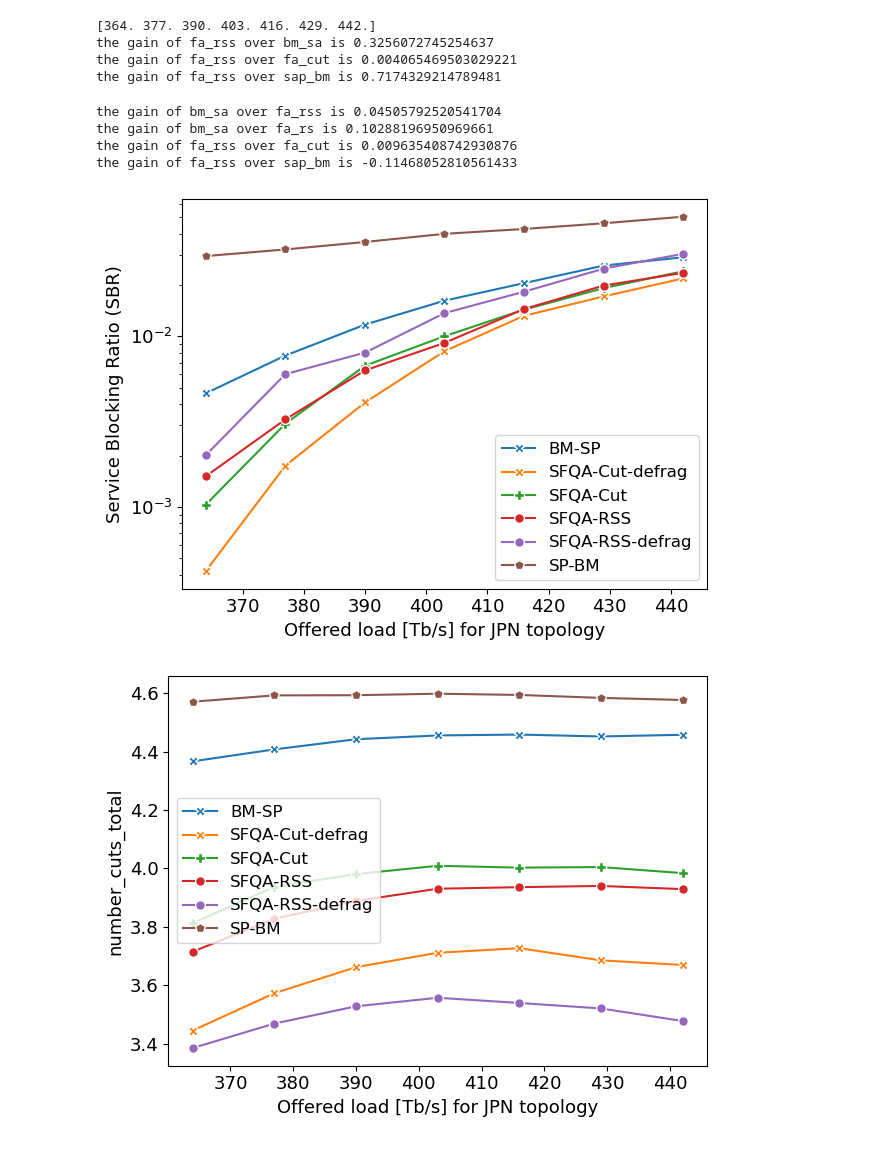
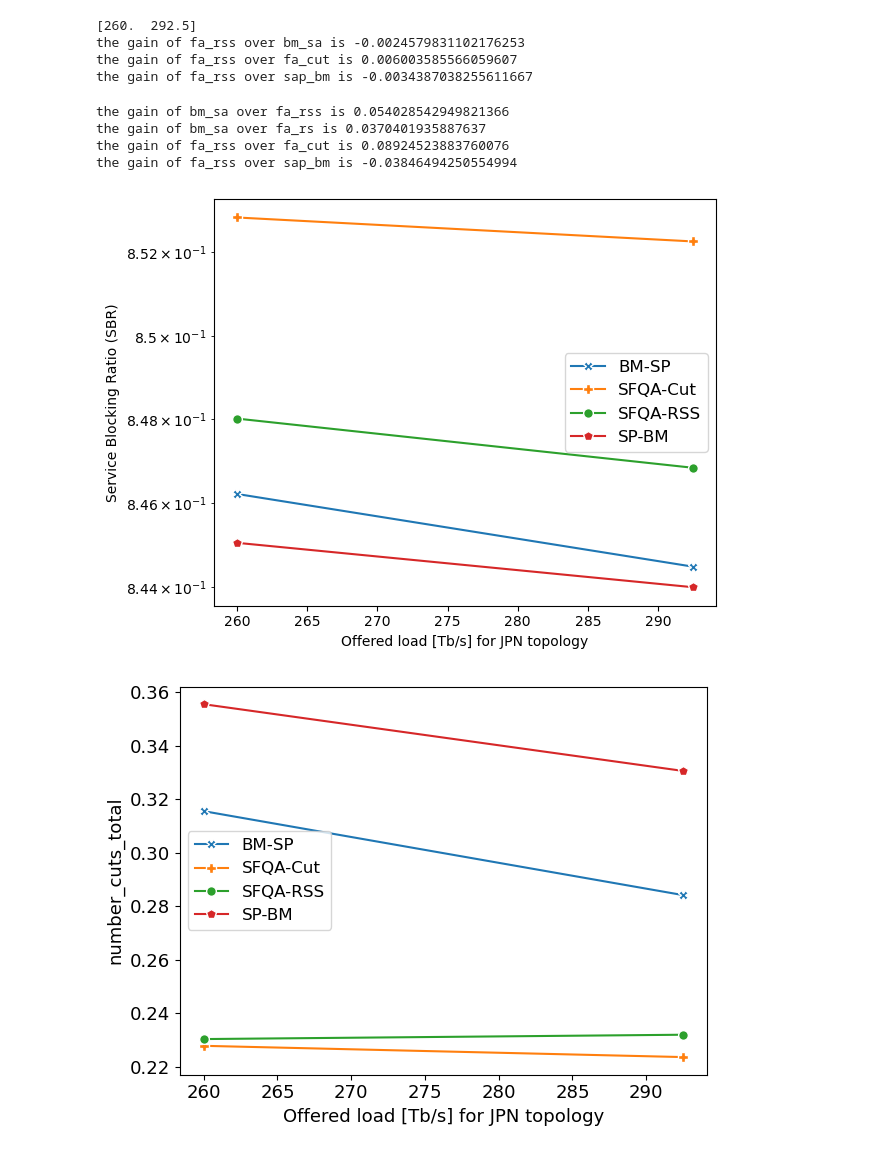
Before and after one commit to ehsan5890/optical-rl-gym-qot-aware, a Jupyter notebook: examples/visualize_loads_jpn.ipynb, the cells around one changed output. Drawn from its saved outputs; the diff is of its cells as text; code cells hidden in the pictures.

Commit message:
bug fix for the release path

```diff
--- a/examples/visualize_loads_jpn.ipynb
+++ b/examples/visualize_loads_jpn.ipynb
@@ -7,16 +7,16 @@ import os
 import numpy as np
 import time
 
-heuristic_log_dir = 'phy_frag_rmsa/jpn-results'
+heuristic_log_dir = 'phy_frag_rmsa/jpn-results-new'
 
 topology_name = 'Germany50'
 topology_name = 'jpn12'
 figures_floder = f'./{heuristic_log_dir}/figures'
 os.makedirs(figures_floder, exist_ok=True)
 
-min_load = 1120
-max_load = 1361
-step_length = 40
+min_load = 800
+max_load = 902
+step_length = 100
 steps = int((max_load - min_load) / step_length) + 1
 loads = np.zeros(steps)
 episode_length = 205
@@ -27,9 +27,6 @@ metrics = [
     'episode_bit_rate_blocking_rate',
     'number_cuts_total',
     'rss_total_metric',
-    'C_BVTs',
-    'L_BVTs',
-    'S_BVTs',
     'total_path_length',
     'avrage_gsnr',
     'average_mod_level',
@@ -56,11 +53,11 @@ for load_counter, load_traffic in enumerate(range(min_load, max_load, step_lengt
     bm_sa_ff = pd.read_csv(
         f'./{heuristic_log_dir}/logs_{load_traffic}_{episode_length}/BM-SA-FF.monitor.csv',
         skiprows=1)
-    bm_fa_cut_df = pd.read_csv(
-        f'./{heuristic_log_dir}/logs_{load_traffic}_{episode_length}-defragmeentation-cut/BM-FA-Cut-modified.monitor.csv',
-        skiprows=1)
-    bm_fa_rss_df = pd.read_csv(
-        f'./{heuristic_log_dir}/logs_{load_traffic}_{episode_length}-defragmeentation-rss/BM-FA-RSS.monitor.csv', skiprows=1)
+    # bm_fa_cut_df = pd.read_csv(
+    #     f'./{heuristic_log_dir}/logs_{load_traffic}_{episode_length}-defragmeentation-cut/BM-FA-Cut-modified.monitor.csv',
+    #     skiprows=1)
+    # bm_fa_rss_df = pd.read_csv(
+    #     f'./{heuristic_log_dir}/logs_{load_traffic}_{episode_length}-defragmeentation-rss/BM-FA-RSS.monitor.csv', skiprows=1)
     # sap_ff = pd.read_csv(
     #     f'./{heuristic_log_dir}/logs_{load_traffic}_{episode_length}/SAP-FF.monitor.csv',
     #     skiprows=1)
@@ -71,13 +68,13 @@ for load_counter, load_traffic in enumerate(range(min_load, max_load, step_lengt
     loads[load_counter] = load_traffic
     for info in ['episode_service_blocking_rate','service_blocking_rate',
                 'episode_bit_rate_blocking_rate', 'number_cuts_total', 'rss_total_metric',
-                'C_BVTs', 'L_BVTs', 'S_BVTs', 'total_path_length', 'avrage_gsnr', 'average_mod_level' ]:
+                 'total_path_length', 'avrage_gsnr', 'average_mod_level' ]:
         bm_fa_cut_loads[info].append(np.mean(bm_fa_cut[info]))
         #             exhuastic_highest_loads[info].append(np.mean(exhaustic_highest[info]))
         bm_fa_rss_loads[info].append(np.mean(bm_fa_rss[info]))
         bm_sa_ff_loads[info].append(np.mean(bm_sa_ff[info]))
-        bm_fa_rss_df_loads[info].append(np.mean(bm_fa_rss_df[info]))
-        bm_fa_cut_df_loads[info].append(np.mean(bm_fa_cut_df[info]))
+        # bm_fa_rss_df_loads[info].append(np.mean(bm_fa_rss_df[info]))
+        # bm_fa_cut_df_loads[info].append(np.mean(bm_fa_cut_df[info]))
         # sap_ff_loads[info].append(np.mean(sap_ff[info]))
         sap_bm_loads[info].append(np.mean(sap_bm[info]))
 
@@ -125,14 +122,14 @@ for info in ['service_blocking_rate',
         ax_bm_sa_ff = plt.semilogy(offered_load, bm_sa_ff_loads[info], label='BM-SP', marker='X', markersize=markersize,
                              markeredgecolor='white')
 
-        ax_bm_sa_ff_df = plt.semilogy(offered_load, bm_fa_cut_df_loads[info], label='SFQA-Cut-defrag', marker='X', markersize=markersize,
-                             markeredgecolor='white')
+        # ax_bm_sa_ff_df = plt.semilogy(offered_load, bm_fa_cut_df_loads[info], label='SFQA-Cut-defrag', marker='X', markersize=markersize,
+        #                      markeredgecolor='white')
         ax_bm_fa_cut = plt.semilogy(offered_load, bm_fa_cut_loads[info], label='SFQA-Cut', marker='P', markersize=markersize,
                                  markeredgecolor='white')
         ax_bm_fa_rss = plt.semilogy(offered_load, bm_fa_rss_loads[info], label='SFQA-RSS', marker='o',
                                            markersize=markersize, markeredgecolor='white')
-        ax_bm_fa_rss_df = plt.semilogy(offered_load, bm_fa_rss_df_loads[info], label='SFQA-RSS-defrag', marker='o',
-                                           markersize=markersize, markeredgecolor='white')
+        # ax_bm_fa_rss_df = plt.semilogy(offered_load, bm_fa_rss_df_loads[info], label='SFQA-RSS-defrag', marker='o',
+        #                                    markersize=markersize, markeredgecolor='white')
         # ax_sap_ff = plt.semilogy(loads, sap_ff_loads[info], label='SAP_FC', marker='p', markersize=markersize,
         #                           markeredgecolor='white')
         ax_sap_bm = plt.semilogy(offered_load, sap_bm_loads[info], label='SP-BM', marker='p', markersize=markersize,
@@ -150,15 +147,15 @@ for info in ['service_blocking_rate',
 
         ax_bm_sa_ff = plt.plot(offered_load, bm_sa_ff_loads[info], label='BM-SP', marker='X', markersize=markersize,
                          markeredgecolor='white')
-        ax_bm_sa_ff_df = plt.plot(offered_load, bm_fa_cut_df_loads[info], label='SFQA-Cut-defrag', marker='X', markersize=markersize,
-                         markeredgecolor='white')
+        # ax_bm_sa_ff_df = plt.plot(offered_load, bm_fa_cut_df_loads[info], label='SFQA-Cut-defrag', marker='X', markersize=markersize,
+        #                  markeredgecolor='white')
         ax_bm_fa_cut = plt.plot(offered_load, bm_fa_cut_loads[info], label='SFQA-Cut', marker='P', markersize=markersize,
                              markeredgecolor='white')
         ax_bm_fa_rss = plt.plot(offered_load, bm_fa_rss_loads[info], label='SFQA-RSS', marker='o',
                                        markersize=markersize, markeredgecolor='white')
 
-        ax_bm_fa_rss_df = plt.plot(offered_load, bm_fa_rss_df_loads[info], label='SFQA-RSS-defrag', marker='o',
-                                       markersize=markersize, markeredgecolor='white')
+        # ax_bm_fa_rss_df = plt.plot(offered_load, bm_fa_rss_df_loads[info], label='SFQA-RSS-defrag', marker='o',
+        #                                markersize=markersize, markeredgecolor='white')
         # ax_sap_ff = plt.plot(loads, sap_ff_loads[info], label='SAP_FC', marker='p', markersize=markersize,
         #                       markeredgecolor='white')
         ax_sap_bm = plt.plot(offered_load, sap_bm_loads[info], label='SP-BM', marker='p', markersize=markersize,
@@ -170,40 +167,40 @@ for info in ['service_blocking_rate',
     # print(f"the bm_fa_rss for {info} is {np.mean(bm_fa_rss_loads[info])} ")
     # print(f"the sap_ff for {info} is {np.mean(sap_ff_loads[info])} ")
 
     plt.xlabel('Offered load [Tb/s] for JPN topology')
     # if info == 'service_blocking_per_hundred_arrivals':
     #     plt.ylabel('Service Blocking Ratio (SBR)', fontsize=13)
     # elif info == 'episode_frag_metric':
     #     plt.ylabel('RSS metric', fontsize=13)
     # else:
     #     plt.ylabel(info)
     plt.tight_layout()
     plt.legend(loc='upper right')
     if info is 'total_path_length':
         plt.ylabel('Average path length')
     elif info is 'service_blocking_rate':
         plt.ylabel('Service Blocking Ratio (SBR)')
     elif info is 'rss_total_metric':
         plt.ylabel('RSS metric')
     elif info is 'avrage_gsnr':
         plt.ylabel('GSNR')
     elif info is 'average_mod_level':
         plt.ylabel('Average Modulation level')
     else:
         plt.ylabel(info)
     plt.legend(fontsize=12)
     plt.tight_layout()
     plt.rcParams.update({'font.size': 13})
     plt.savefig(f'{figures_floder}/{topology_name}-{info}.pdf')
     plt.savefig(f'{figures_floder}/{topology_name}-{info}.svg')
 # %% [output]
-[364. 377. 390. 403. 416. 429. 442.]
-the gain of fa_rss over bm_sa is 0.3256072745254637
-the gain of fa_rss over fa_cut is 0.004065469503029221
-the gain of fa_rss over sap_bm is 0.7174329214789481
+[260.  292.5]
+the gain of fa_rss over bm_sa is -0.0024579831102176253
+the gain of fa_rss over fa_cut is 0.006003585566059607
+the gain of fa_rss over sap_bm is -0.0034387038255611667
-the gain of bm_sa over fa_rss is 0.04505792520541704
-the gain of bm_sa over fa_rs is 0.10288196950969661
-the gain of fa_rss over fa_cut is 0.009635408742930876
-the gain of fa_rss over sap_bm is -0.11468052810561433
+the gain of bm_sa over fa_rss is 0.054028542949821366
+the gain of bm_sa over fa_rs is 0.0370401935887637
+the gain of fa_rss over fa_cut is 0.08924523883760076
+the gain of fa_rss over sap_bm is -0.03846494250554994
-[figure, old version]
+[figure, new version]
-[figure, old version]
+[figure, new version]
```
Also changed, not shown: parts of 1 cell of this notebook, 14 other files.
